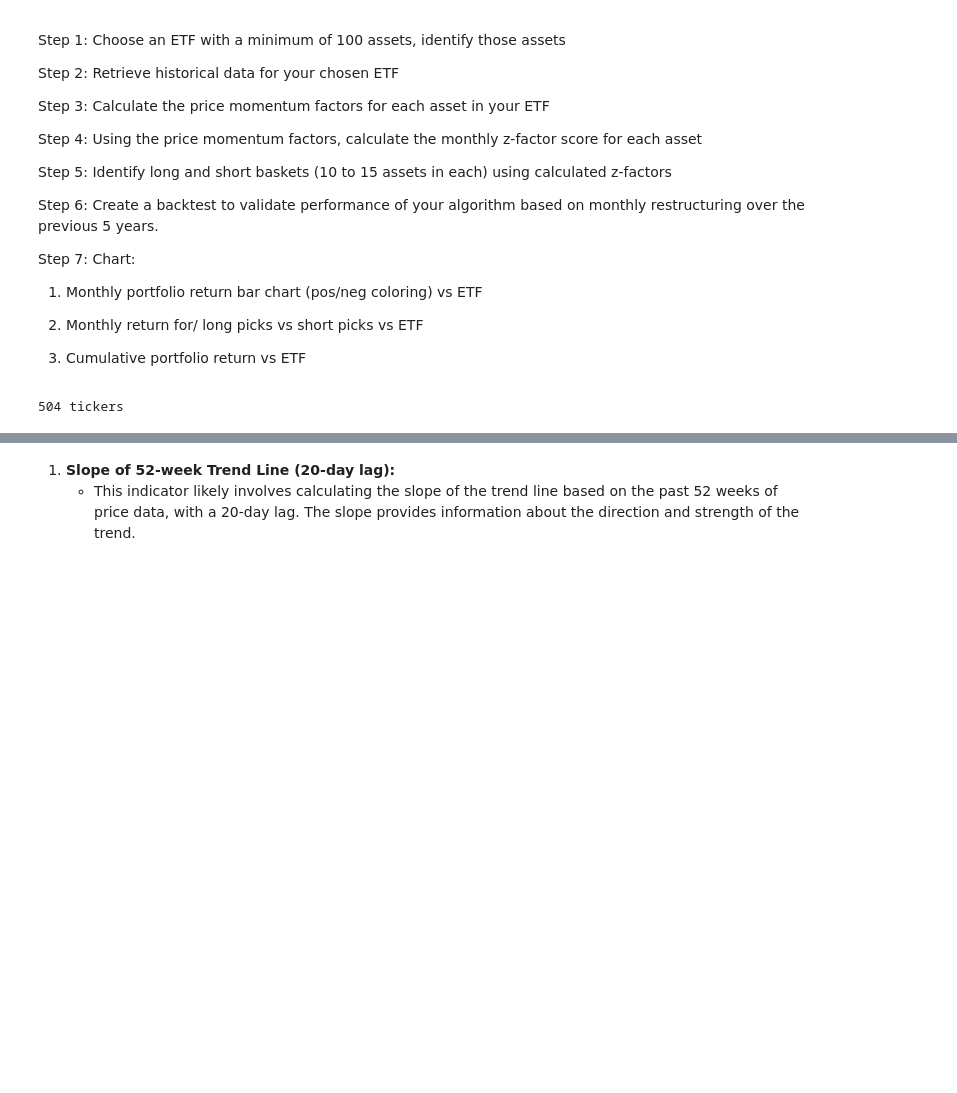
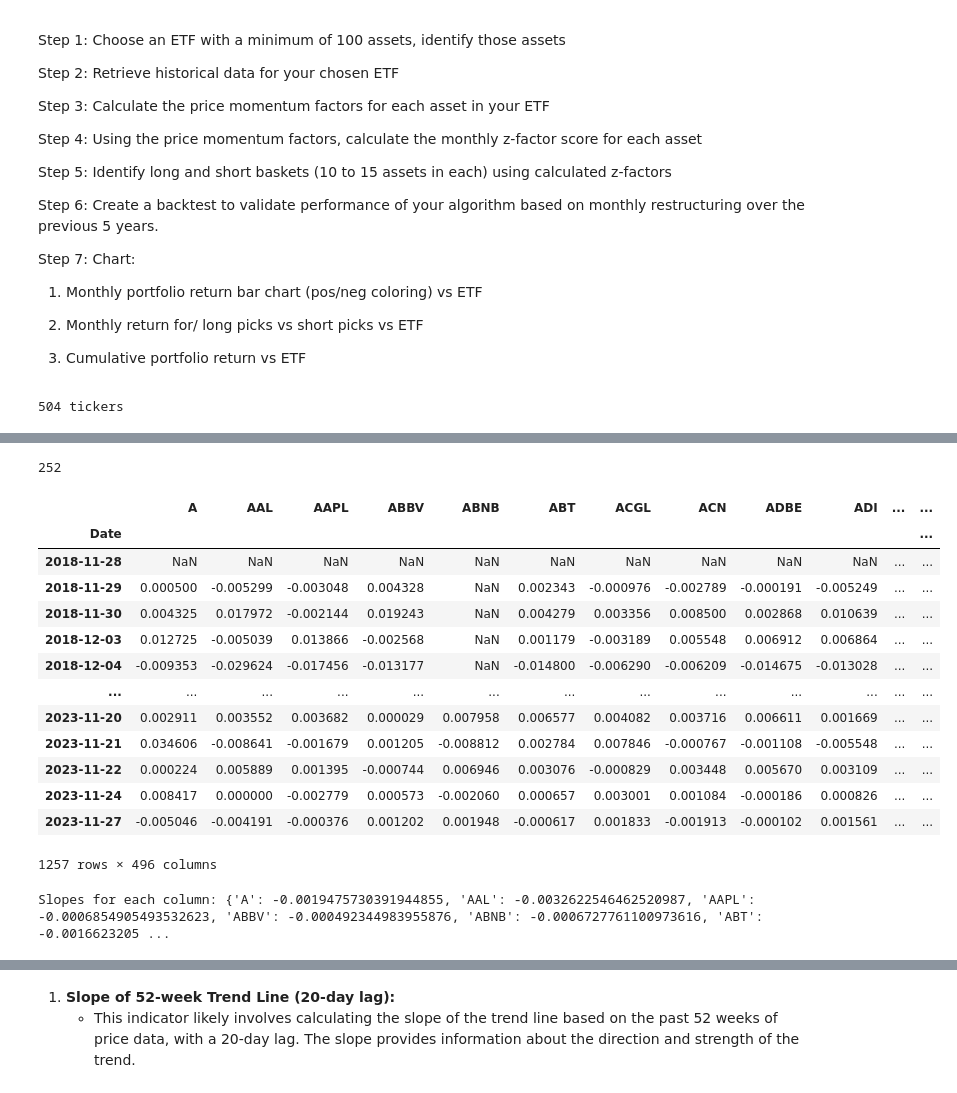
Before and after one commit to CCNY-Analytics-and-Quant/Quantative-Finance-Repo, a Jupyter notebook: Final-Project/workbooks/draft.ipynb, the cells around one changed output, grey strips where cells are left out. Saved outputs shown, nothing was run; the diff lists cells and outputs as text; code cells hidden in the pictures; blank space fills up the shorter version.

Commit message:
using returns to get slope
slope of 52 week trend line

```diff
--- a/Final-Project/workbooks/draft.ipynb
+++ b/Final-Project/workbooks/draft.ipynb
@@ -58,0 +79,7 @@ sp500.tail()
+# %%
+# window = 20 days
+lag = 20
+
+#
+returns = sp500.pct_change()
+returns.tail()
@@ -58,0 +95,3 @@ sp500.tail()
+# %%
+lagged_returns = sp500.shift(lag).pct_change()
+lagged_returns.tail()
@@ -58,0 +107,25 @@ sp500.tail()
+# %%
+# PAST 52 WEEK
+#last_52_week = sp500[-252:]
+last_52_week = lagged_returns[-252:]
+
+len(last_52_week)
+# %% [output]
+252
+# %%
+returns / len(last_52_week) * 100
+# %% [output]
+|  | A | AAL | AAPL | ABBV | ABNB | ABT | ACGL | ACN | ADBE | ADI | ... | ... |
+| Date |  |  |  |  |  |  |  |  |  |  |  | ... |
+| 2018-11-28 | NaN | NaN | NaN | NaN | NaN | NaN | NaN | NaN | NaN | NaN | ... | ... |
+| 2018-11-29 | 0.000500 | -0.005299 | -0.003048 | 0.004328 | NaN | 0.002343 | -0.000976 | -0.002789 | -0.000191 | -0.005249 | ... | ... |
+| 2018-11-30 | 0.004325 | 0.017972 | -0.002144 | 0.019243 | NaN | 0.004279 | 0.003356 | 0.008500 | 0.002868 | 0.010639 | ... | ... |
+| 2018-12-03 | 0.012725 | -0.005039 | 0.013866 | -0.002568 | NaN | 0.001179 | -0.003189 | 0.005548 | 0.006912 | 0.006864 | ... | ... |
+| 2018-12-04 | -0.009353 | -0.029624 | -0.017456 | -0.013177 | NaN | -0.014800 | -0.006290 | -0.006209 | -0.014675 | -0.013028 | ... | ... |
+| ... | ... | ... | ... | ... | ... | ... | ... | ... | ... | ... | ... | ... |
+| 2023-11-20 | 0.002911 | 0.003552 | 0.003682 | 0.000029 | 0.007958 | 0.006577 | 0.004082 | 0.003716 | 0.006611 | 0.001669 | ... | ... |
+| 2023-11-21 | 0.034606 | -0.008641 | -0.001679 | 0.001205 | -0.008812 | 0.002784 | 0.007846 | -0.000767 | -0.001108 | -0.005548 | ... | ... |
+| 2023-11-22 | 0.000224 | 0.005889 | 0.001395 | -0.000744 | 0.006946 | 0.003076 | -0.000829 | 0.003448 | 0.005670 | 0.003109 | ... | ... |
+| 2023-11-24 | 0.008417 | 0.000000 | -0.002779 | 0.000573 | -0.002060 | 0.000657 | 0.003001 | 0.001084 | -0.000186 | 0.000826 | ... | ... |
+| 2023-11-27 | -0.005046 | -0.004191 | -0.000376 | 0.001202 | 0.001948 | -0.000617 | 0.001833 | -0.001913 | -0.000102 | 0.001561 | ... | ... |
+1257 rows × 496 columns
@@ -58,0 +152,5 @@ sp500.tail()
+# %%
+slopes = slopes_of_linear_regression(last_52_week)
+print("Slopes for each column:", slopes)
+# %% [output]
+Slopes for each column: {'A': -0.0019475730391944855, 'AAL': -0.0032622546462520987, 'AAPL': -0.0006854905493532623, 'ABBV': -0.000492344983955876, 'ABNB': -0.0006727761100973616, 'ABT': -0.0016623205 ...
```
Also changed, not shown: parts of 17 cells of this notebook, 2 other files.
